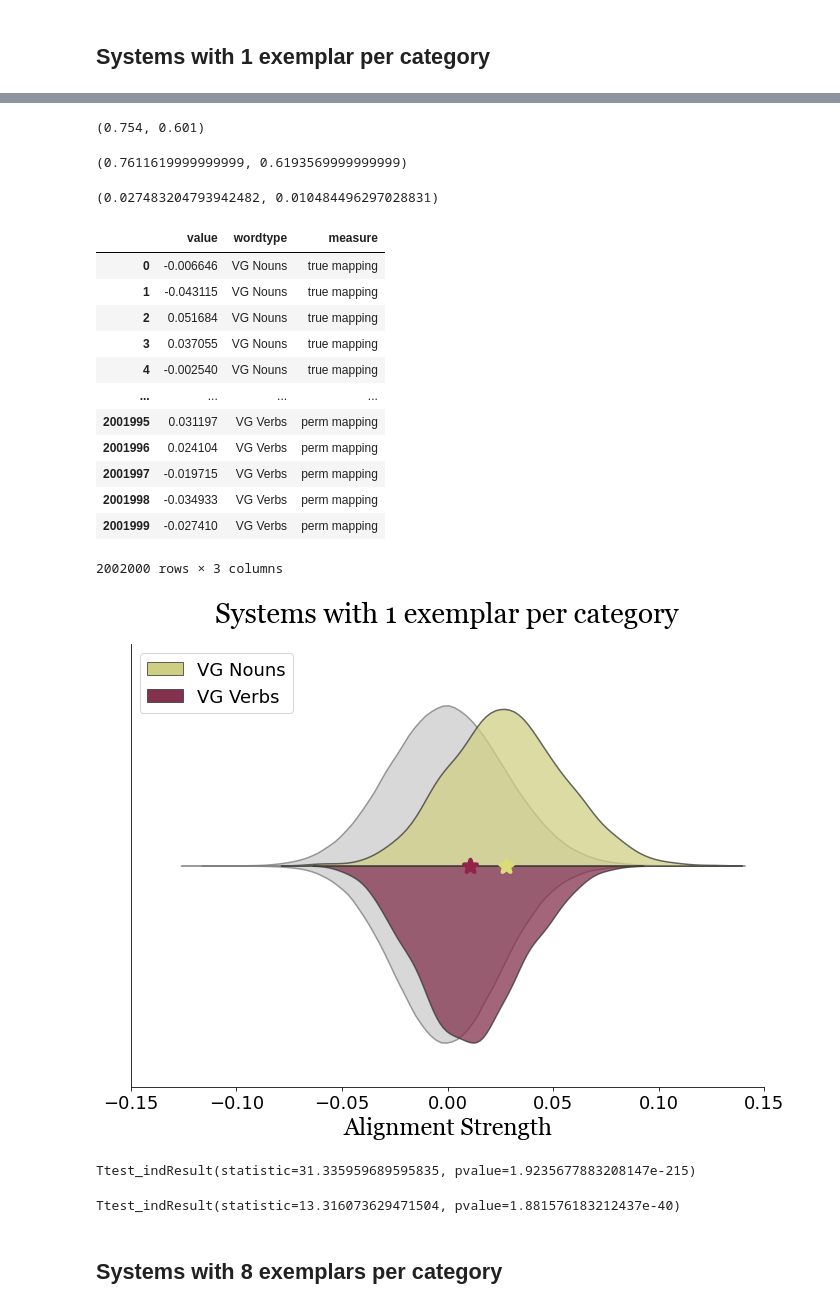
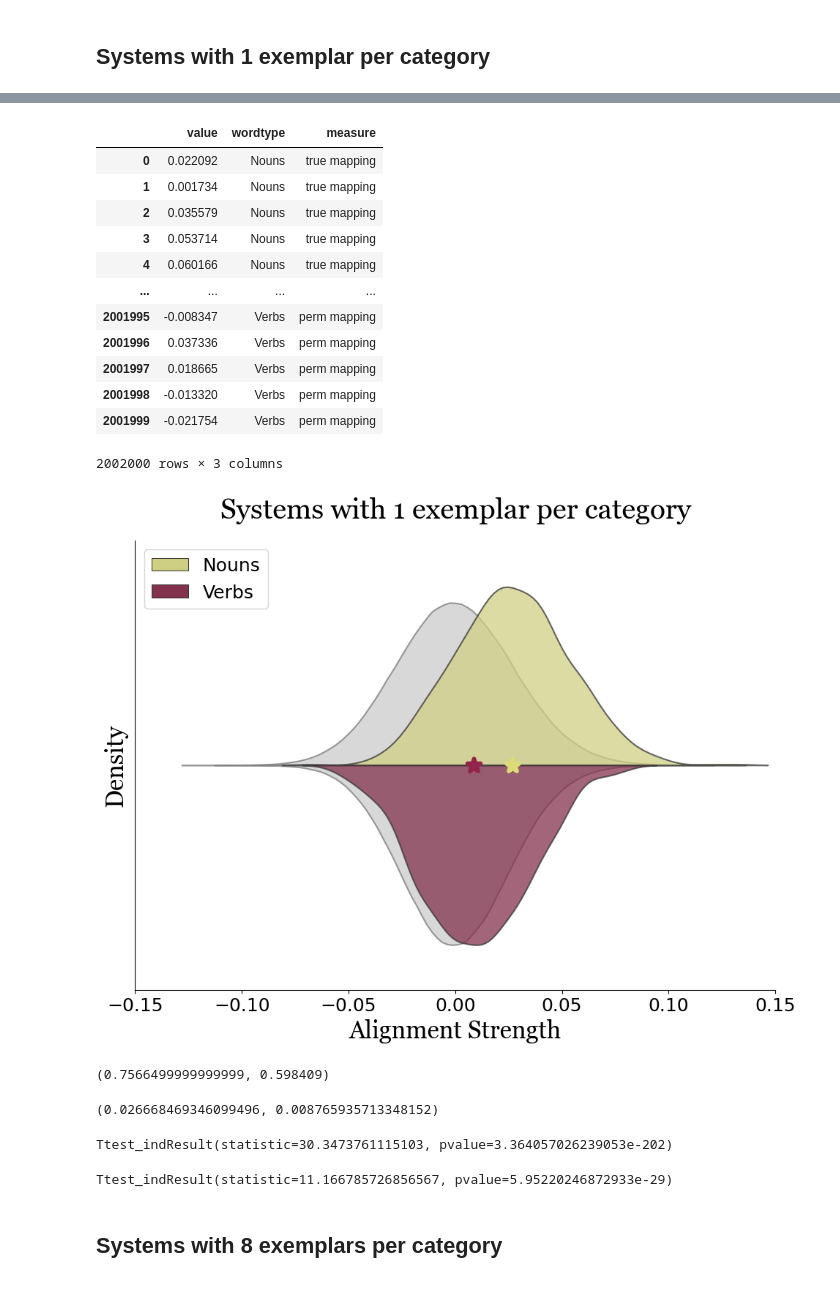
Before and after one commit to FlamingoZh/verb_learning_quantification, a Jupyter notebook: notebooks/alignment_distribution.ipynb, the cells around one changed output, grey strips where cells are left out. Drawn from its saved outputs; the diff is of its cells as text; code cells hidden in the pictures.

```diff
--- a/notebooks/alignment_distribution.ipynb
+++ b/notebooks/alignment_distribution.ipynb
@@ -37,6 +30,6 @@ from utils.utils_funcs import load_data_to_dict
 from utils.utils_funcs import aggregate_embeddings_visual_and_language
 # %%
-save_fig=False
+save_fig=True
 # %%
 # adapted from permutation.py
 def upper_tri_indexing(A):
@@ -97,8 +90,8 @@ plt.rc('legend', fontsize=18)  # legend fontsize
 plt.rc('font', size=18)  # controls default text sizes
 # plt.figure(figsize=(10, 6), tight_layout=True)
 # %%
-vg_noun_data=pickle.load(open("../data/dumped_embeddings_replication/vg_noun_least20_ll_swav_bert_20.pkl","rb"))
-vg_verb_data=pickle.load(open("../data/dumped_embeddings_replication/vg_verb_least20_ll_swav_bert_20.pkl","rb"))
+vg_noun_data=pickle.load(open("../data/dumped_embeddings/vg_noun_least20_ll_swav_bert_20.pkl","rb"))
+vg_verb_data=pickle.load(open("../data/dumped_embeddings/vg_verb_least20_ll_swav_bert_20.pkl","rb"))
 # %%
 def run_alignment_multiple_runs(noun_data,verb_data,n_sample=1):
     t1=time.time()
@@ -139,24 +128,12 @@ rAS_noun_list,aAS_noun_list,p_noun_list,rAS_verb_list,aAS_verb_list,p_verb_list=
-# %%
-len([i for i in p_noun_list if i<0.05])/len(p_noun_list),len([i for i in p_verb_list if i<0.05])/len(p_verb_list)
-# %% [output]
-(0.754, 0.601)
-# %%
-np.mean([compute_rAS(sublist) for sublist in aAS_noun_list]),np.mean([compute_rAS(sublist) for sublist in aAS_verb_list])
-# %% [output]
-(0.7611619999999999, 0.6193569999999999)
 # %%
 aAS_true_mapping_noun=[sublist[0] for sublist in aAS_noun_list]
 aAS_perm_mapping_noun=[item for sublist in aAS_noun_list for item in sublist[1:]]
 
 aAS_true_mapping_verb=[sublist[0] for sublist in aAS_verb_list]
 aAS_perm_mapping_verb=[item for sublist in aAS_verb_list for item in sublist[1:]]
-# %%
-np.mean(aAS_true_mapping_noun),np.mean(aAS_true_mapping_verb)
-# %% [output]
-(0.027483204793942482, 0.010484496297028831)
 # %%
 values=aAS_true_mapping_noun+aAS_perm_mapping_noun+aAS_true_mapping_verb+aAS_perm_mapping_verb
-types=["VG Nouns"]*(len(aAS_true_mapping_noun)+len(aAS_perm_mapping_noun))+["VG Verbs"]*(len(aAS_true_mapping_verb)+len(aAS_perm_mapping_verb))
+types=["Nouns"]*(len(aAS_true_mapping_noun)+len(aAS_perm_mapping_noun))+["Verbs"]*(len(aAS_true_mapping_verb)+len(aAS_perm_mapping_verb))
 measures=["true mapping"]*len(aAS_true_mapping_noun)+["perm mapping"]*len(aAS_perm_mapping_noun)+["true mapping"]*len(aAS_true_mapping_verb)+["perm mapping"]*len(aAS_perm_mapping_verb)
 df=pd.DataFrame(dict(
     value=values,
@@ -167,17 +144,17 @@ df=pd.DataFrame(dict(
 df
 # %% [output]
 |  | value | wordtype | measure |
-| 0 | -0.006646 | VG Nouns | true mapping |
-| 1 | -0.043115 | VG Nouns | true mapping |
-| 2 | 0.051684 | VG Nouns | true mapping |
-| 3 | 0.037055 | VG Nouns | true mapping |
-| 4 | -0.002540 | VG Nouns | true mapping |
+| 0 | 0.022092 | Nouns | true mapping |
+| 1 | 0.001734 | Nouns | true mapping |
+| 2 | 0.035579 | Nouns | true mapping |
+| 3 | 0.053714 | Nouns | true mapping |
+| 4 | 0.060166 | Nouns | true mapping |
 | ... | ... | ... | ... |
-| 2001995 | 0.031197 | VG Verbs | perm mapping |
-| 2001996 | 0.024104 | VG Verbs | perm mapping |
-| 2001997 | -0.019715 | VG Verbs | perm mapping |
-| 2001998 | -0.034933 | VG Verbs | perm mapping |
-| 2001999 | -0.027410 | VG Verbs | perm mapping |
+| 2001995 | -0.008347 | Verbs | perm mapping |
+| 2001996 | 0.037336 | Verbs | perm mapping |
+| 2001997 | 0.018665 | Verbs | perm mapping |
+| 2001998 | -0.013320 | Verbs | perm mapping |
+| 2001999 | -0.021754 | Verbs | perm mapping |
 2002000 rows × 3 columns
 # %%
 palette_perm_mappings=['#CBCBCB','#CBCBCB']
@@ -185,46 +161,52 @@ palette_perm_mappings=['#CBCBCB','#CBCBCB']
 palette_true_mappings=[sns.color_palette("gist_stern_r")[0],sns.color_palette("gist_stern_r")[5]]
 # %%
-palette = ['#B6C29A', '#8A977B']
-# fig, ax =plt.subplots(figsize=(8,6))
 plt.subplots(figsize=(10,8))
 ax=sns.violinplot(y="measure", x="value", hue="wordtype",
                     data=df[df.measure=="perm mapping"],split=True,palette=palette_perm_mappings,inner=None,legend=False)
 sns.violinplot(y="measure", x="value", hue="wordtype",
                     data=df[df.measure=="true mapping"],split=True,palette=palette_true_mappings,inner=None)
 
 sns.pointplot(y="measure", x="value", hue="wordtype",
                     data=df[df.measure=="true mapping"], palette=palette_true_mappings,estimator=np.mean, scale=2, markers=["*","*"])
 
 for violin in ax.collections[:-2]:
     violin.set_alpha(0.75)
 
 h,l = ax.get_legend_handles_labels()
 ax.legend(h[2:4],l[2:4],loc=2)
 
 sns.despine()
 # g.legend(loc=2)
-ax.set_ylabel("")
+ax.set_ylabel("Density",fontsize=24,fontname='Georgia')
 ax.set_xlabel("Alignment Strength",fontsize=24,fontname='Georgia')
 ax.set_yticks([])
 ax.set_xlim(-0.15, 0.15)
 # # ax.get_legend().remove()
 
 plt.text(-0.11,-0.55,'Systems with 1 exemplar per category',fontname='Georgia',fontsize=28)
 
 plt.tight_layout()
 if save_fig:
     plt.savefig("../figs/single_alignment_vg.png",dpi=600)
 plt.show()
 # %% [output]
-[figure, old version]
+[figure, new version]
+# %%
+np.mean([compute_rAS(sublist) for sublist in aAS_noun_list]),np.mean([compute_rAS(sublist) for sublist in aAS_verb_list])
+# %% [output]
+(0.7566499999999999, 0.598409)
+# %%
+np.mean(aAS_true_mapping_noun),np.mean(aAS_true_mapping_verb)
+# %% [output]
+(0.026668469346099496, 0.008765935713348152)
 # %%
 scipy.stats.ttest_ind(aAS_true_mapping_noun,aAS_perm_mapping_noun)
 # %% [output]
-Ttest_indResult(statistic=31.335959689595835, pvalue=1.9235677883208147e-215)
+Ttest_indResult(statistic=30.3473761115103, pvalue=3.364057026239053e-202)
 # %%
 scipy.stats.ttest_ind(aAS_true_mapping_verb,aAS_perm_mapping_verb)
 # %% [output]
-Ttest_indResult(statistic=13.316073629471504, pvalue=1.881576183212437e-40)
+Ttest_indResult(statistic=11.166785726856567, pvalue=5.95220246872933e-29)
 # %% [markdown]
 ## Systems with 8 exemplars per category
 # %%
```
Also changed, not shown: parts of 20 cells of this notebook, 37 other files.
